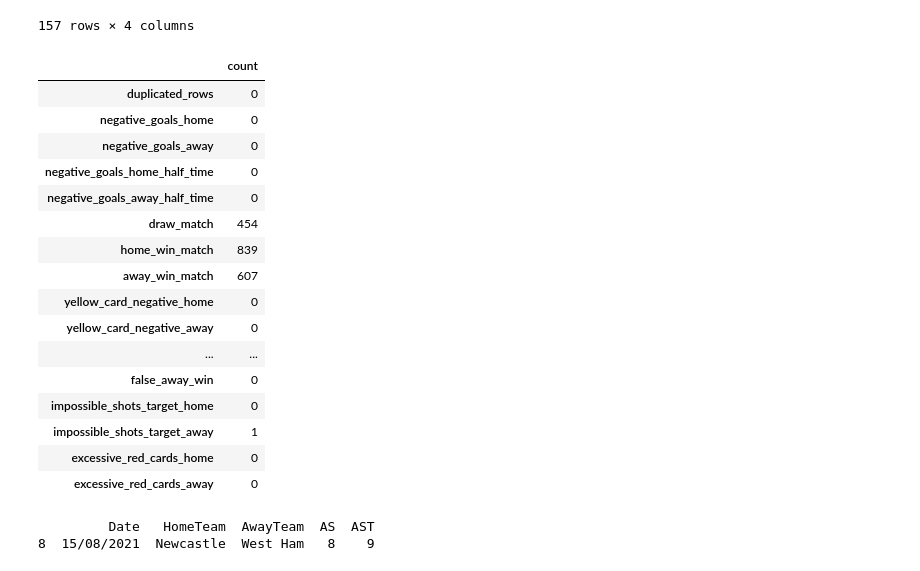
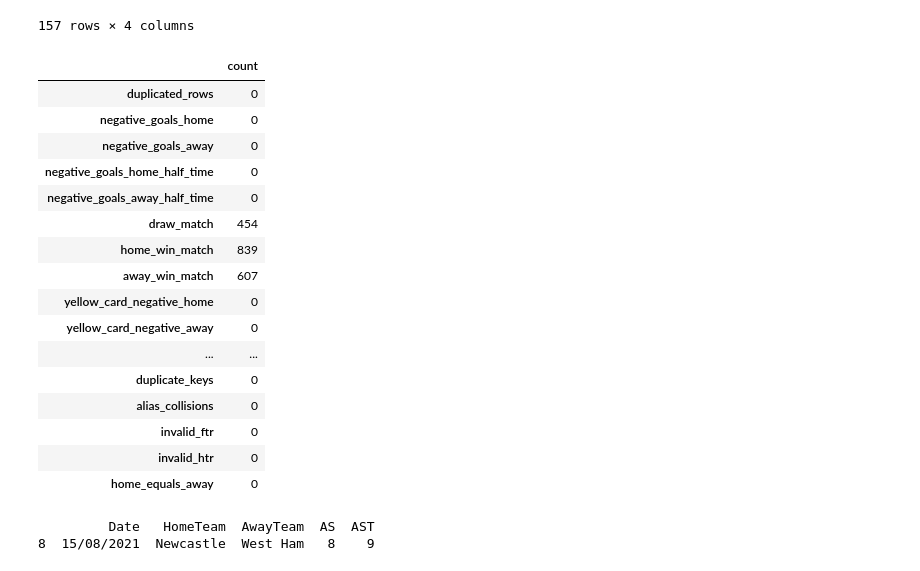
Before and after one commit to errodd/premier_league_football_predictor, a Jupyter notebook: notebooks/EDA.ipynb, the cells around one changed output. Drawn from its saved outputs; the diff is of its cells as text; code cells hidden in the pictures.

Commit message:
Fix 4.1. Fortalecer las validaciones del dataset

```diff
--- a/notebooks/EDA.ipynb
+++ b/notebooks/EDA.ipynb
@@ -38,10 +38,20 @@ EDA is not intended to prove causality or make final modeling decisions. It aims
 Set up the environment: group the main imports, define the data path and figure output directory (relative, reproducible), fix the random seed, and tune display options.
 # %%
 from pathlib import Path
+import sys
+
+# Allow execution from either the project root or the notebooks/ directory.
+PROJECT_ROOT = Path.cwd()
+if not (PROJECT_ROOT / "data" / "processed" / "premier_league_2021_2026.csv").exists():
+    PROJECT_ROOT = PROJECT_ROOT.parent
+
+sys.path.insert(0, str(PROJECT_ROOT / "src"))
 
 import matplotlib.pyplot as plt
 import numpy as np
 import pandas as pd
+
+from column_mappings import ALIASES
 
 RANDOM_STATE = 42
 
@@ -51,11 +61,10 @@ DATASET_NAME = "premier_league_2021_2026.csv"
 MAX_ROWS = 50
 MAX_COLS = 50
 
-# Allow execution from either the project root or the notebooks/ directory.
-PROJECT_ROOT = Path.cwd()
-print(PROJECT_ROOT)
-if not (PROJECT_ROOT  / DATA_FOLDER / DATASET_NAME ).exists():
-    PROJECT_ROOT = PROJECT_ROOT.parent
+REQUIRED_COLS = [
+    "Season", "Div", "Date", "Time", "HomeTeam", "AwayTeam",
+    "FTHG", "FTAG", "FTR", "HTHG", "HTAG", "HTR",
+]
 
 DATA_PATH = PROJECT_ROOT / DATA_FOLDER / DATASET_NAME
 FIG_DIR = PROJECT_ROOT / "reports" / "figures"
@@ -139,51 +146,88 @@ checks = pd.Series({
     "duplicated_rows": premier_df.duplicated().sum(),
     "negative_goals_home": premier_df["FTHG"].lt(0).sum(),
     "negative_goals_away": premier_df["FTAG"].lt(0).sum(),
     "negative_goals_home_half_time": premier_df["HTHG"].lt(0).sum(),
     "negative_goals_away_half_time": premier_df["HTAG"].lt(0).sum(),
-    "draw_match": ( premier_df[ "FTR" ] == "D" ).sum(),
-    "home_win_match": ( premier_df[ "FTR" ] == "H" ).sum(),
-    "away_win_match": ( premier_df[ "FTR" ] == "A" ).sum(),
-    "yellow_card_negative_home": premier_df[ "HY" ].lt(0).sum(),
-    "yellow_card_negative_away": premier_df[ "AY" ].lt(0).sum(),
+    "draw_match": (premier_df["FTR"] == "D").sum(),
+    "home_win_match": (premier_df["FTR"] == "H").sum(),
+    "away_win_match": (premier_df["FTR"] == "A").sum(),
+    "yellow_card_negative_home": premier_df["HY"].lt(0).sum(),
+    "yellow_card_negative_away": premier_df["AY"].lt(0).sum(),
     "negative_shots_home": premier_df["HS"].lt(0).sum(),
     "negative_shots_away": premier_df["AS"].lt(0).sum(),
     "negative_shots_at_target_home": premier_df["HST"].lt(0).sum(),
     "negative_shots_at_target_away": premier_df["AST"].lt(0).sum(),
     "negative_fouls_home": premier_df["HF"].lt(0).sum(),
     "negative_fouls_away": premier_df["AF"].lt(0).sum(),
     "negative_corners_home": premier_df["HC"].lt(0).sum(),
     "negative_corners_away": premier_df["AC"].lt(0).sum(),
-    "Referee_null_name":premier_df["Referee"].isna().sum(),
-    "ht_goals_gt_ft_home": (premier_df["HTHG"] > premier_df["FTHG"]).sum(),
-    "ht_goals_gt_ft_away": (premier_df["HTAG"] > premier_df["FTAG"]).sum(),
-    "false_draw": ((premier_df["FTHG"] != premier_df["FTAG"]) & (premier_df["FTR"] == "D")).sum(),
-    "false_home_win": ((premier_df["FTHG"] <= premier_df["FTAG"]) & (premier_df["FTR"] == "H")).sum(),
-    "false_away_win": ((premier_df["FTAG"] <= premier_df["FTHG"]) & (premier_df["FTR"] == "A")).sum(),
-    "impossible_shots_target_home": (premier_df["HST"] > premier_df["HS"]).sum(),
-    "impossible_shots_target_away": (premier_df["AST"] > premier_df["AS"]).sum(),
+    "Referee_null_name": premier_df["Referee"].isna().sum(),
+    "ht_goals_gt_ft_home": (
+        premier_df["HTHG"] > premier_df["FTHG"]
+    ).sum(),
+    "ht_goals_gt_ft_away": (
+        premier_df["HTAG"] > premier_df["FTAG"]
+    ).sum(),
+    "false_draw": (
+        (premier_df["FTHG"] != premier_df["FTAG"])
+        & (premier_df["FTR"] == "D")
+    ).sum(),
+    "false_home_win": (
+        (premier_df["FTHG"] <= premier_df["FTAG"])
+        & (premier_df["FTR"] == "H")
+    ).sum(),
+    "false_away_win": (
+        (premier_df["FTAG"] <= premier_df["FTHG"])
+        & (premier_df["FTR"] == "A")
+    ).sum(),
+    "impossible_shots_target_home": (
+        premier_df["HST"] > premier_df["HS"]
+    ).sum(),
+    "impossible_shots_target_away": (
+        premier_df["AST"] > premier_df["AS"]
+    ).sum(),
     "excessive_red_cards_home": (premier_df["HR"] > 5).sum(),
     "excessive_red_cards_away": (premier_df["AR"] > 5).sum(),
+    "missing_required_cols": len(
+        [c for c in REQUIRED_COLS if c not in premier_df.columns]
+    ),
+    "seasons_not_380": (
+        premier_df.groupby("Season").size() != 380
+    ).sum(),
+    "duplicate_keys": premier_df.duplicated(
+        subset=["Season","Div","Date","Time","HomeTeam","AwayTeam"]
+    ).sum(),
+    "alias_collisions": len(premier_df.columns)
+    - len({ALIASES.get(c, c) for c in premier_df.columns}),
+    "invalid_ftr": (
+        ~premier_df["FTR"].isin(["H", "D", "A"])
+    ).sum(),
+    "invalid_htr": (
+        ~premier_df["HTR"].isin(["H", "D", "A"])
+    ).sum(),
+    "home_equals_away": (
+        premier_df["HomeTeam"] == premier_df["AwayTeam"]
+    ).sum(),
 })
 checks.to_frame("count")
 # %% [output]
 |  | count |
 | duplicated_rows | 0 |
 | negative_goals_home | 0 |
 | negative_goals_away | 0 |
 | negative_goals_home_half_time | 0 |
 | negative_goals_away_half_time | 0 |
 | draw_match | 454 |
 | home_win_match | 839 |
 | away_win_match | 607 |
 | yellow_card_negative_home | 0 |
 | yellow_card_negative_away | 0 |
 | ... | ... |
-| false_away_win | 0 |
-| impossible_shots_target_home | 0 |
-| impossible_shots_target_away | 1 |
-| excessive_red_cards_home | 0 |
-| excessive_red_cards_away | 0 |
+| duplicate_keys | 0 |
+| alias_collisions | 0 |
+| invalid_ftr | 0 |
+| invalid_htr | 0 |
+| home_equals_away | 0 |
 # %%
 error_shots = premier_df[premier_df["AST"] > premier_df["AS"]]
 
```
Also changed, not shown: parts of 1 cell of this notebook.
